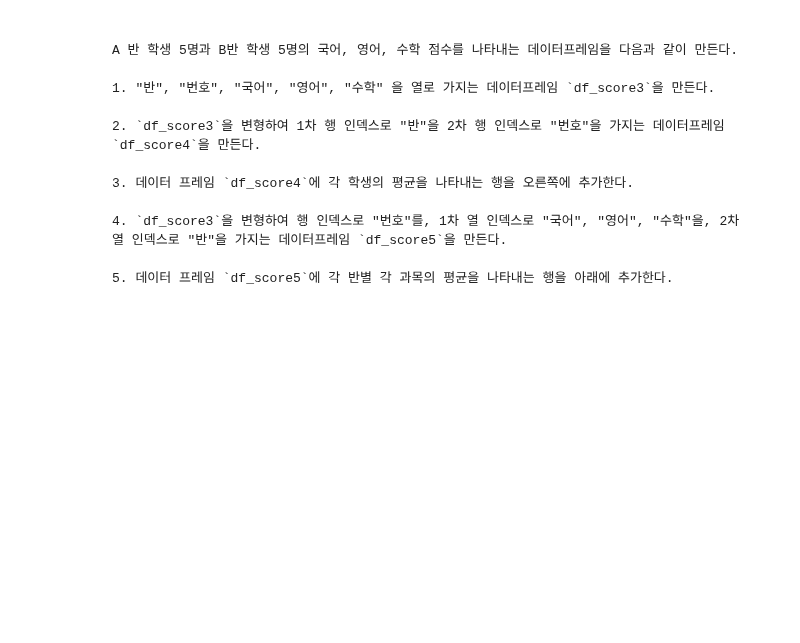
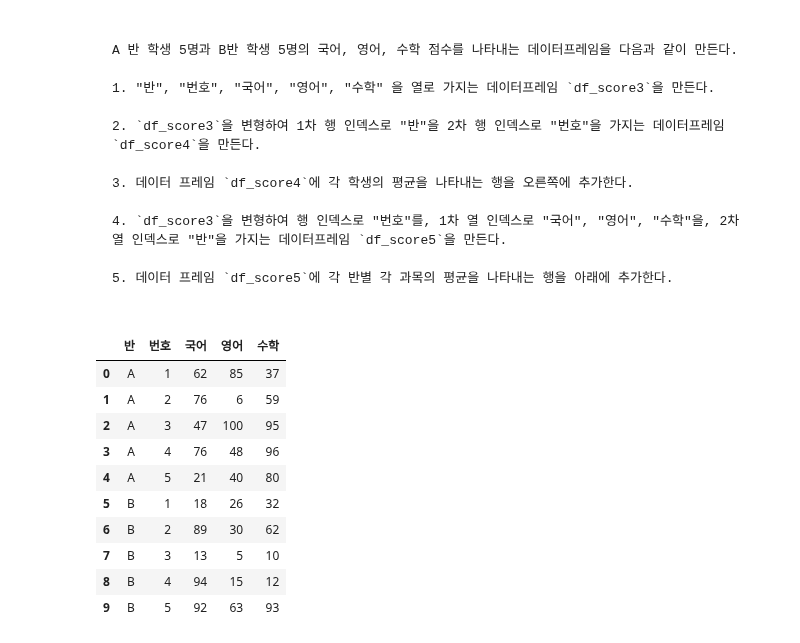
Before and after one commit to DahyeonS/Java_Python_Lecture, a Jupyter notebook: 20231228/pandas05.ipynb, the cells around one changed output. Saved outputs shown, nothing was run; the diff lists cells and outputs as text; code cells hidden in the pictures; blank space fills up the shorter version.

`````diff
--- a/20231228/pandas05.ipynb
+++ b/20231228/pandas05.ipynb
@@ -492,3 +501,21 @@ A 반 학생 5명과 B반 학생 5명의 국어, 영어, 수학 점수를 나타
 5. 데이터 프레임 `df_score5`에 각 반별 각 과목의 평균을 나타내는 행을 아래에 추가한다.
 
 ````
+# %%
+# 1
+df_score3 = pd.DataFrame(np.vstack([list('A'*5 + 'B'*5), list(''.join(np.arange(1, 6).astype(str))*2), np.random.randint(0, 101, 30).reshape(3, 10)]).T,
+                         columns = ['반', '번호', '국어', '영어', '수학'])
+
+df_score3
+# %% [output]
+|  | 반 | 번호 | 국어 | 영어 | 수학 |
+| 0 | A | 1 | 62 | 85 | 37 |
+| 1 | A | 2 | 76 | 6 | 59 |
+| 2 | A | 3 | 47 | 100 | 95 |
+| 3 | A | 4 | 76 | 48 | 96 |
+| 4 | A | 5 | 21 | 40 | 80 |
+| 5 | B | 1 | 18 | 26 | 32 |
+| 6 | B | 2 | 89 | 30 | 62 |
+| 7 | B | 3 | 13 | 5 | 10 |
+| 8 | B | 4 | 94 | 15 | 12 |
+| 9 | B | 5 | 92 | 63 | 93 |
`````
Also changed, not shown: parts of 5 cells of this notebook.
